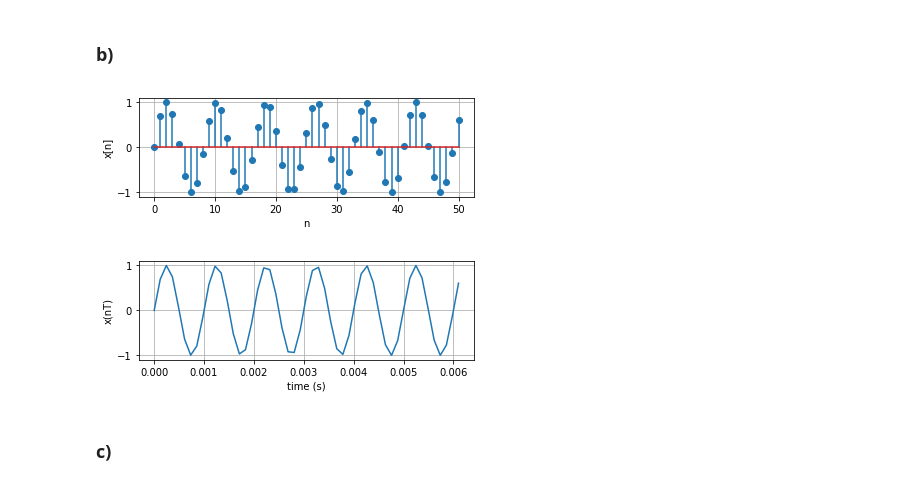
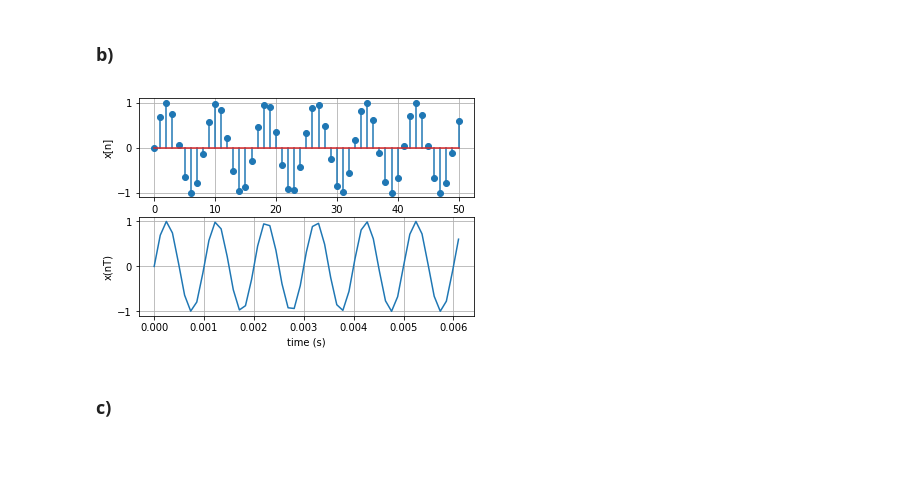
Before and after one commit to diegomhamilton/processamento-digital-de-sinais, a Jupyter notebook: Projeto_1/Projeto1.ipynb, the cells around one changed output. Cells and saved outputs as stored; diff of their text form; code cells hidden in the pictures; blank space fills up the shorter version.

```diff
--- a/Projeto_1/Projeto1.ipynb
+++ b/Projeto_1/Projeto1.ipynb
@@ -14,7 +14,7 @@ import matplotlib.pyplot as plt
 def signal(omega_o, t):
    return np.sin(omega_o * t)
 # %%
-n = np.arange(0, 8192, 1)
+n = np.arange(0, 5*8192, 1)
 omega_s = 2*np.pi*8192
 omega_o = 2*np.pi*1000
 T = 1/8192
@@ -23,27 +23,27 @@ x_1000 = signal(omega_o, n * T)
 # %% [markdown]
 ### b)
 # %%
-plt.subplot(211)
-plt.stem(n[:51], x[:51])
+def letra_b(n, x, freq):
+    plt.subplot(211)
+    plt.stem(n[:51], x[:51])
 
-plt.xlabel('n')
-plt.ylabel('x[n]')
-# plt.title('x[n] = sin($\Omega_O n/8192$)')
-plt.grid(True)
-plt.savefig('plots/digi_signal.png')
-plt.show()
+    plt.xlabel('n')
+    plt.ylabel('x[n]')
+    # plt.title('x[n] = sin($\Omega_O n/8192$)')
+    plt.grid(True)
 
-plt.subplot(212)
-plt.plot((n * T)[:51], signal_a[:51])
+    plt.subplot(212)
+    plt.plot((n * T)[:51], x[:51])
 
-plt.xlabel('time (s)')
-plt.ylabel('x(nT)')
-# plt.title('x(t) = sin()')
-plt.grid(True)
-plt.savefig('plots/analog_signal.png')
-plt.show()
+    plt.xlabel('time (s)')
+    plt.ylabel('x(nT)')
+    # plt.title('x(t) = sin()')
+    plt.grid(True)
+    plt.savefig(f'plots/signals_{freq}.png')
+    plt.show()
-# %% [output]
-[figure, removed]
-[figure, removed]
+# %%
+letra_b(n, x_1000, 1000)
+# %% [output]
+[figure, added]
 # %% [markdown]
 ### c)
```
Also changed, not shown: parts of 16 cells of this notebook.
